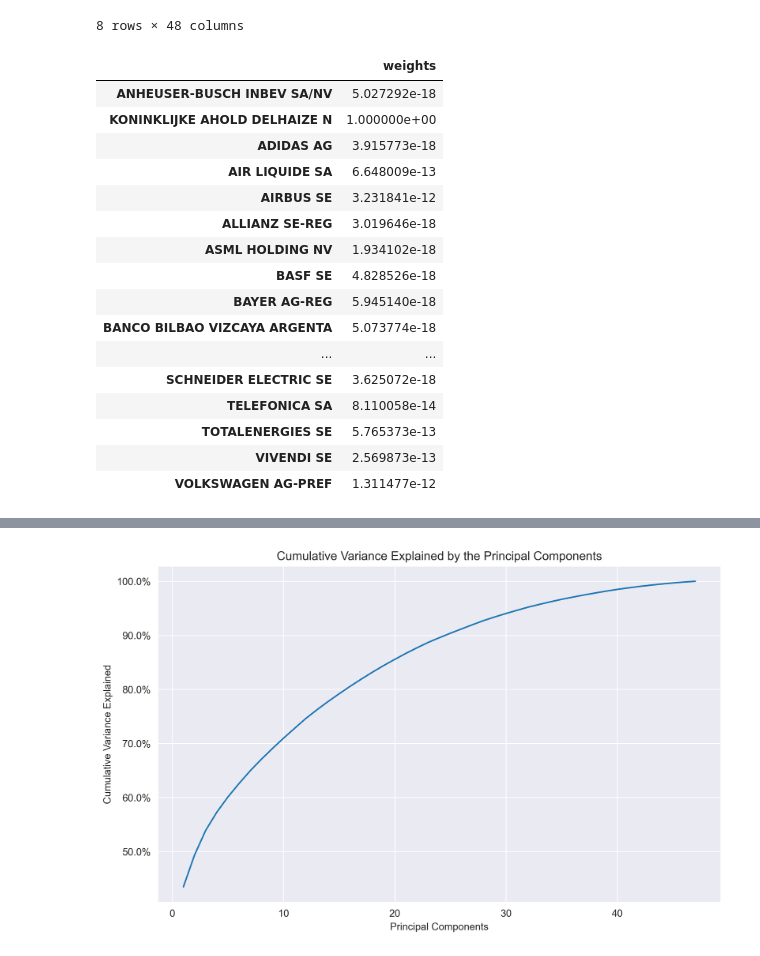
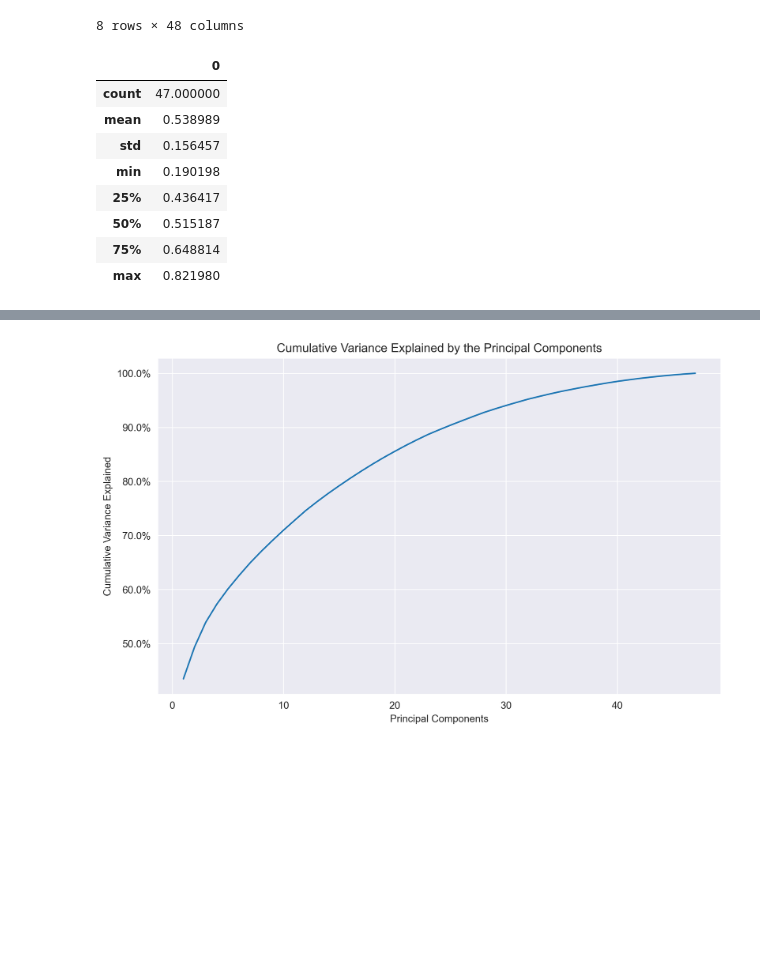
Before and after one commit to RomainCastellarnau/Financial-Econometrics-II, a Jupyter notebook: Code/core_portfolio.ipynb, the cells around one changed output, grey strips where cells are left out. Cells and saved outputs as stored; diff of their text form; code cells hidden in the pictures; blank space fills up the shorter version.

```diff
--- a/Code/core_portfolio.ipynb
+++ b/Code/core_portfolio.ipynb
@@ -61,28 +61,28 @@ returns.describe()
 | 75% | 0.038988 | 0.052773 | 0.048208 | 0.066161 | 0.037717 | 0.067244 | ... |
 | max | 0.180858 | 0.286258 | 0.164499 | 0.235201 | 0.139238 | 0.401661 | ... |
 8 rows × 48 columns
-# %%
-stocks = returns.columns.tolist()
-model = CorePtf()
-model.compute_core_equity_ptf()
-# %% [output]
-|  | weights |
-| ANHEUSER-BUSCH INBEV SA/NV | 5.027292e-18 |
-| KONINKLIJKE AHOLD DELHAIZE N | 1.000000e+00 |
-| ADIDAS AG | 3.915773e-18 |
-| AIR LIQUIDE SA | 6.648009e-13 |
-| AIRBUS SE | 3.231841e-12 |
-| ALLIANZ SE-REG | 3.019646e-18 |
-| ASML HOLDING NV | 1.934102e-18 |
-| BASF SE | 4.828526e-18 |
-| BAYER AG-REG | 5.945140e-18 |
-| BANCO BILBAO VIZCAYA ARGENTA | 5.073774e-18 |
-| ... | ... |
-| SCHNEIDER ELECTRIC SE | 3.625072e-18 |
-| TELEFONICA SA | 8.110058e-14 |
-| TOTALENERGIES SE | 5.765373e-13 |
-| VIVENDI SE | 2.569873e-13 |
-| VOLKSWAGEN AG-PREF | 1.311477e-12 |
+# %%
+stocks = returns.columns.tolist()
+model = CorePtf()
+model.compute_covariance_matrix()  # Compute the covariance matrix of the returns not standardized
+model.compute_full_model()  # Compute the PCA model with 47 Principal Components
+model.select_pc_number()  # Select the number of Principal Components to retain in the final model
+model.check_loading_sign()  # Check the sign of the loadings of the first PC
+model.rescale_pc()  # Rescale the PC scores to the same volatility as that of the benchmark
+
+model.compute_core_equity_ptf()
+r2_stats = pd.DataFrame(model.r2).describe()
+r2_stats
+# %% [output]
+|  | 0 |
+| count | 47.000000 |
+| mean | 0.538989 |
+| std | 0.156457 |
+| min | 0.190198 |
+| 25% | 0.436417 |
+| 50% | 0.515187 |
+| 75% | 0.648814 |
+| max | 0.821980 |
 # %%
 model.plot_compared_performance()
 # %% [output]
```
Also changed, not shown: parts of 6 cells of this notebook, 2 other files.
